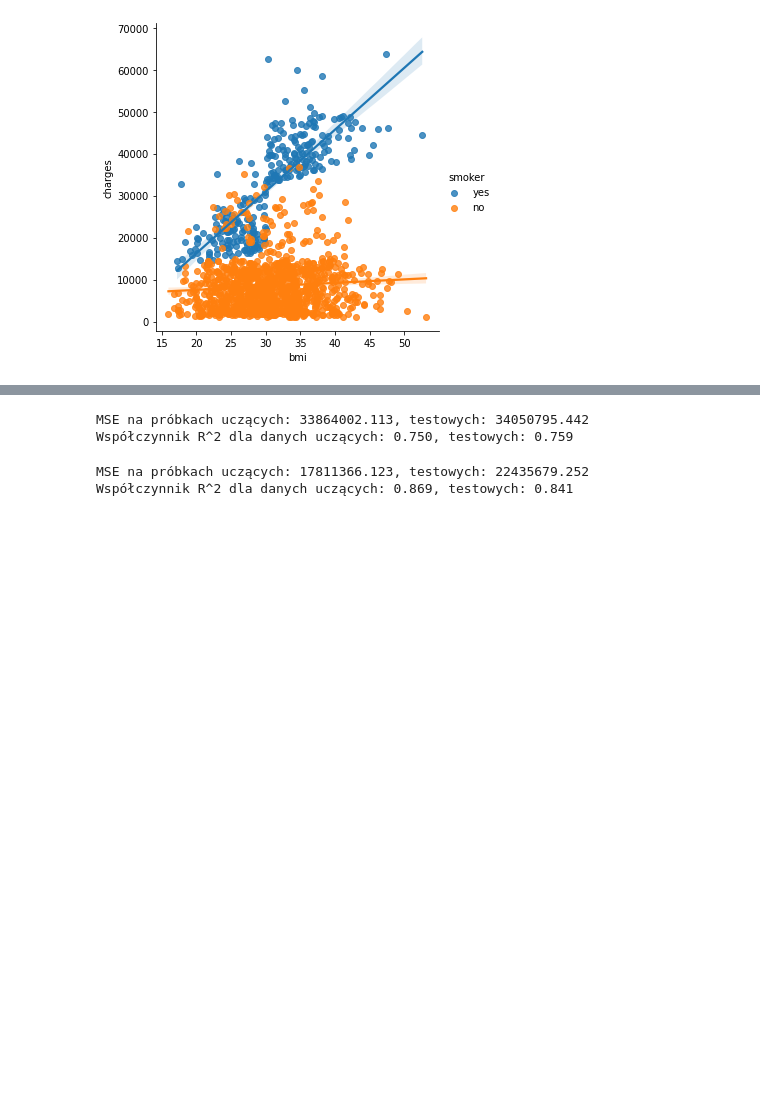
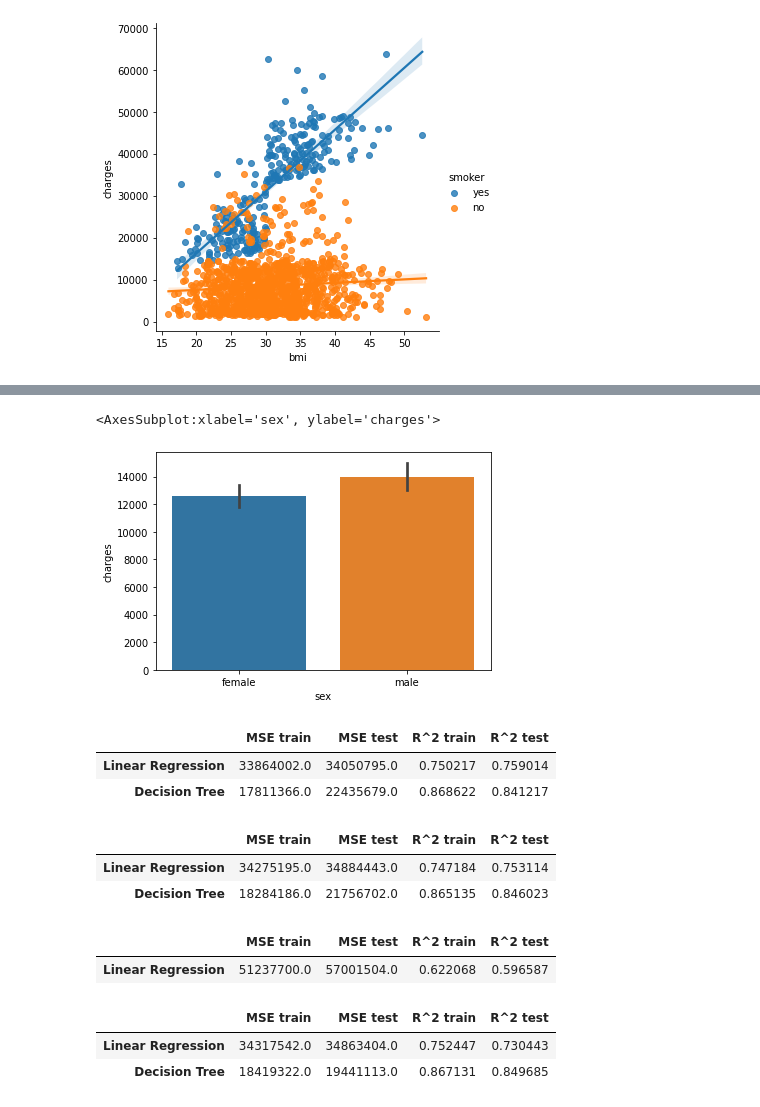
Before and after one commit to ewagaka/ML_regresja, a Jupyter notebook: ML_regresja_projekt.ipynb, the cells around one changed output, grey strips where cells are left out. Drawn from its saved outputs; the diff is of its cells as text; code cells hidden in the pictures; blank space fills up the shorter version.

```diff
--- a/ML_regresja_projekt.ipynb
+++ b/ML_regresja_projekt.ipynb
@@ -83,3 +89,8 @@ sns.lmplot(x='bmi', y='charges', data=df, hue='smoker')
+# %%
+sns.barplot(x='sex', y='charges', data=df)
+# %% [output]
+<AxesSubplot:xlabel='sex', ylabel='charges'>
+[figure, added]
 # %%
 df = df.drop_duplicates()
 
@@ -102,7 +111,6 @@ X_train, X_test, y_train, y_test = train_test_split(
     X, y, test_size=0.2, random_state=0)
 # %%
 #regresja liniowa
-
 slr = LinearRegression()
 
 slr.fit(X_train, y_train)
@@ -113,17 +121,6 @@ MSE_lr_train = mean_squared_error(y_train, y_train_pred)
 MSE_lr_test = mean_squared_error(y_test, y_test_pred)
 r2_lr_train = r2_score(y_train, y_train_pred)
 r2_lr_test = r2_score(y_test, y_test_pred)
-
-print('MSE na próbkach uczących: %.3f, testowych: %.3f' % (
-        MSE_lr_train,
-        MSE_lr_test))
-
-print('Współczynnik R^2 dla danych uczących: %.3f, testowych: %.3f' % (
-        r2_lr_train,
-        r2_lr_test ))
-# %% [output]
-MSE na próbkach uczących: 33864002.113, testowych: 34050795.442
-Współczynnik R^2 dla danych uczących: 0.750, testowych: 0.759
 # %%
 #drzewo decyzyjne
 tree_reg = DecisionTreeRegressor(max_depth=4, random_state=42)
@@ -135,14 +132,15 @@ MSE_t_train = mean_squared_error(y_train, y_train_pred)
 MSE_t_test = mean_squared_error(y_test, y_test_pred)
 r2_t_train = r2_score(y_train, y_train_pred)
 r2_t_test = r2_score(y_test, y_test_pred)
-
-print('MSE na próbkach uczących: %.3f, testowych: %.3f' % (
-        MSE_t_train,
-        MSE_t_test))
-
-print('Współczynnik R^2 dla danych uczących: %.3f, testowych: %.3f' % (
-        r2_t_train,
-        r2_t_test ))
-# %% [output]
-MSE na próbkach uczących: 17811366.123, testowych: 22435679.252
-Współczynnik R^2 dla danych uczących: 0.869, testowych: 0.841
+# %%
+#Wyniki  modeli
+wyniki = pd.DataFrame({'MSE train':[MSE_lr_train.round(0), MSE_t_train.round(0)],
+                      'MSE test':[MSE_lr_test.round(0), MSE_t_test.round(0)],
+                      'R^2 train':[r2_lr_train, r2_t_train],
+                      'R^2 test':[r2_lr_test, r2_t_test]})
+wyniki.index=['Linear Regression', 'Decision Tree']
+wyniki
+# %% [output]
+|  | MSE train | MSE test | R^2 train | R^2 test |
+| Linear Regression | 33864002.0 | 34050795.0 | 0.750217 | 0.759014 |
+| Decision Tree | 17811366.0 | 22435679.0 | 0.868622 | 0.841217 |
@@ -148,0 +176,12 @@ Współczynnik R^2 dla danych uczących: 0.869, testowych: 0.841
+# %%
+#Wyniki  modeli
+wyniki = pd.DataFrame({'MSE train':[MSE_lr_train.round(0), MSE_t_train.round(0)],
+                      'MSE test':[MSE_lr_test.round(0), MSE_t_test.round(0)],
+                      'R^2 train':[r2_lr_train, r2_t_train],
+                      'R^2 test':[r2_lr_test, r2_t_test]})
+wyniki.index=['Linear Regression', 'Decision Tree']
+wyniki
+# %% [output]
+|  | MSE train | MSE test | R^2 train | R^2 test |
+| Linear Regression | 34275195.0 | 34884443.0 | 0.747184 | 0.753114 |
+| Decision Tree | 18284186.0 | 21756702.0 | 0.865135 | 0.846023 |
@@ -148,0 +206,11 @@ Współczynnik R^2 dla danych uczących: 0.869, testowych: 0.841
+# %%
+#Wyniki  modeli
+wyniki = pd.DataFrame({'MSE train':[MSE_lr_train.round(0)],
+                      'MSE test':[MSE_lr_test.round(0)],
+                      'R^2 train':[r2_lr_train],
+                      'R^2 test':[r2_lr_test]})
+wyniki.index=['Linear Regression']
+wyniki
+# %% [output]
+|  | MSE train | MSE test | R^2 train | R^2 test |
+| Linear Regression | 51237700.0 | 57001504.0 | 0.622068 | 0.596587 |
@@ -148,0 +248,12 @@ Współczynnik R^2 dla danych uczących: 0.869, testowych: 0.841
+# %%
+#Wyniki  modeli
+wyniki = pd.DataFrame({'MSE train':[MSE_lr_train.round(0), MSE_t_train.round(0)],
+                      'MSE test':[MSE_lr_test.round(0), MSE_t_test.round(0)],
+                      'R^2 train':[r2_lr_train, r2_t_train],
+                      'R^2 test':[r2_lr_test, r2_t_test]})
+wyniki.index=['Linear Regression', 'Decision Tree']
+wyniki
+# %% [output]
+|  | MSE train | MSE test | R^2 train | R^2 test |
+| Linear Regression | 34317542.0 | 34863404.0 | 0.752447 | 0.730443 |
+| Decision Tree | 18419322.0 | 19441113.0 | 0.867131 | 0.849685 |
```
Also changed, not shown: parts of 9 cells of this notebook.
